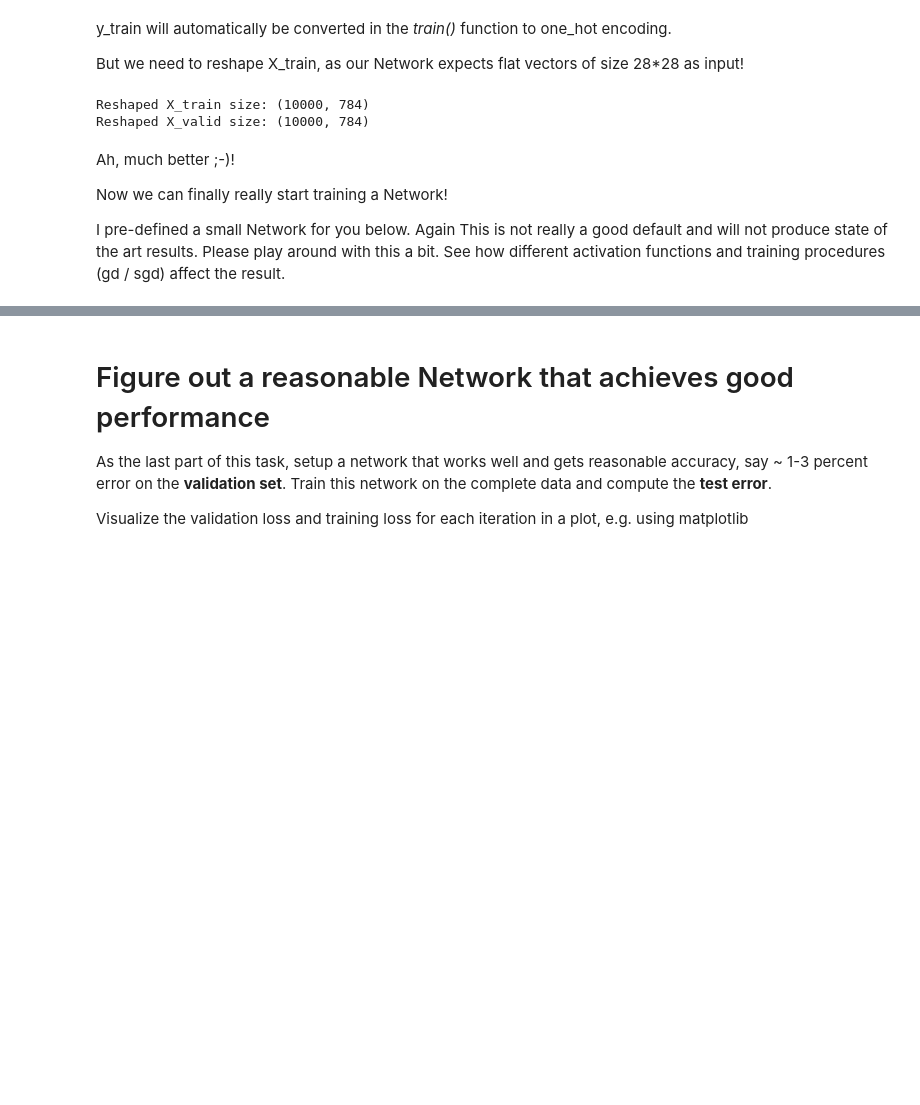
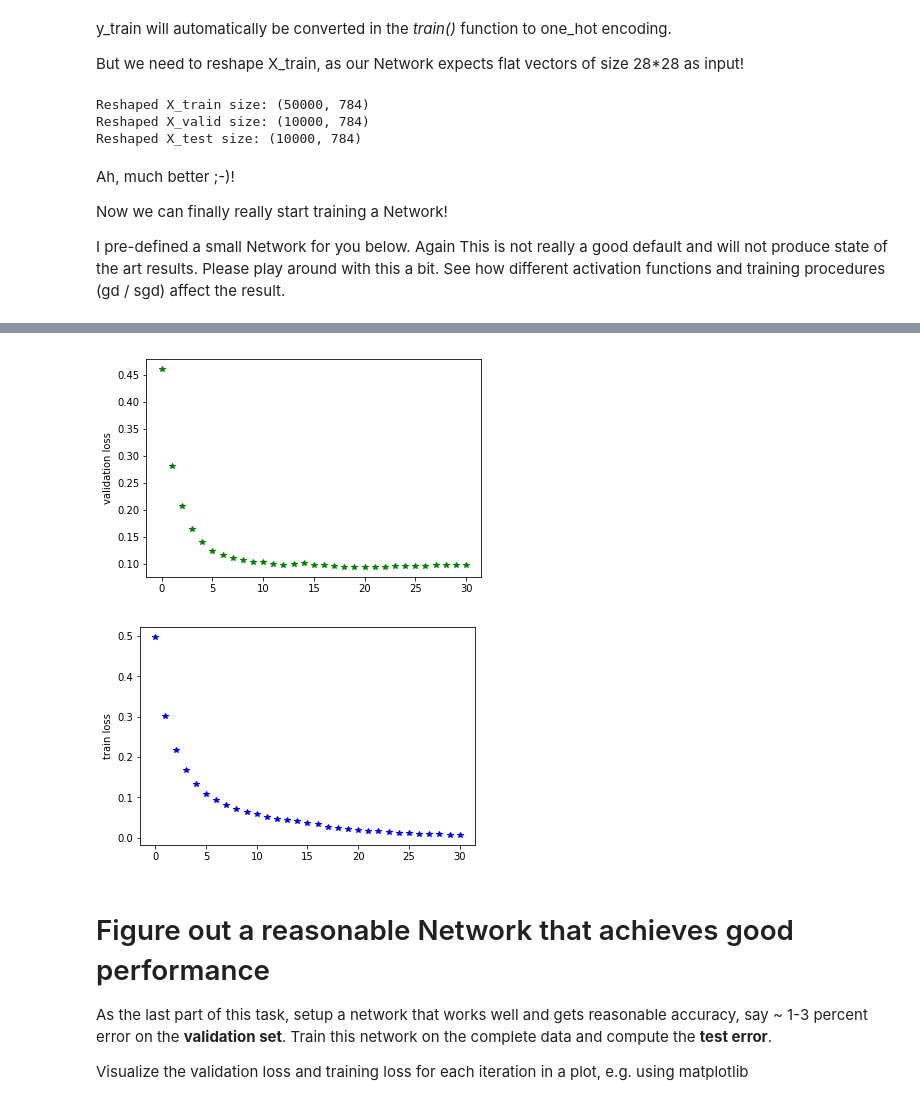
Before and after one commit to worstseed/Deep-Learning-LAB, a Jupyter notebook: exercise1/exercise_1.ipynb, the cells around one changed output, grey strips where cells are left out. Drawn from its saved outputs; the diff is of its cells as text; code cells hidden in the pictures; blank space fills up the shorter version.

```diff
--- a/exercise1/exercise_1.ipynb
+++ b/exercise1/exercise_1.ipynb
@@ -560,3 +576,4 @@ First load the data and reshape it.
 Dtrain, Dval, Dtest = mnist()
 X_train, y_train = Dtrain
 X_valid, y_valid = Dval
+X_test, y_test = Dtest
@@ -575,9 +598,12 @@ X_train = X_train.reshape(X_train.shape[0], -1)
 print("Reshaped X_train size: {}".format(X_train.shape))
 X_valid = X_valid.reshape((X_valid.shape[0], -1))
 print("Reshaped X_valid size: {}".format(X_valid.shape))
+X_test = X_test.reshape((X_test.shape[0], -1))
+print("Reshaped X_test size: {}".format(X_test.shape))
 # %% [output]
-Reshaped X_train size: (10000, 784)
+Reshaped X_train size: (50000, 784)
 Reshaped X_valid size: (10000, 784)
+Reshaped X_test size: (10000, 784)
 # %% [markdown]
 Ah, much better ;-)!
 
@@ -595,15 +621,23 @@ input_shape = (None, 28*28)
 layers = [InputLayer(input_shape)]
 layers.append(FullyConnectedLayer(
                 layers[-1],
-                num_units=100,
+                num_units=80,
                 init_stddev=0.01,
                 activation_fun=Activation('relu')
 ))
+# layers.append(FullyConnectedLayer(
+#                 layers[-1],
+#                 num_units=70,
+#                 init_stddev=0.01,
+#                 activation_fun=Activation('relu')
+# ))
 layers.append(FullyConnectedLayer(
                 layers[-1],
-                num_units=100,
+                num_units=70,
                 init_stddev=0.01,
-                activation_fun=Activation('relu')
+                # last layer has no nonlinearity
+                # (softmax will be applied in the output layer)
+                activation_fun=Activation('tanh')
 ))
 layers.append(FullyConnectedLayer(
                 layers[-1],
@@ -618,7 +652,19 @@ layers.append(SoftmaxOutput(layers[-1]))
 nn = NeuralNetwork(layers)
 # Train neural network
 t0 = time.time()
-nn.train(X_train, y_train, X_valid, y_valid, learning_rate=0.1,
-         max_epochs=20, batch_size=64, y_one_hot=True)
+max_epochs = 30
+train_loss, valid_loss = nn.train(X_train, y_train, X_valid, y_valid, learning_rate=0.1,
+                                   max_epochs=max_epochs, batch_size=64, y_one_hot=True)
 t1 = time.time()
 print('Duration: {:.1f}s'.format(t1-t0))
+
+error = nn.classification_error(X_test, y_test) * 100
+print('Error: {:.3f}' .format(error))
+
+plt.plot(range(max_epochs + 1), valid_loss, 'g*')
+plt.ylabel('validation loss')
+plt.show()
+plt.plot(range(max_epochs + 1), train_loss, 'b*')
+plt.ylabel('train loss')
+plt.show()
+# %% [output]
@@ -625,3 +688,5 @@ print('Duration: {:.1f}s'.format(t1-t0))
+[figure, added]
+[figure, added]
 # %% [markdown]
 # Figure out a reasonable Network that achieves good performance
 As the last part of this task, setup a network that works well and gets reasonable accuracy, say ~ 1-3 percent error on the **validation set**.
```
Also changed, not shown: parts of 8 cells of this notebook, 1 other file.
